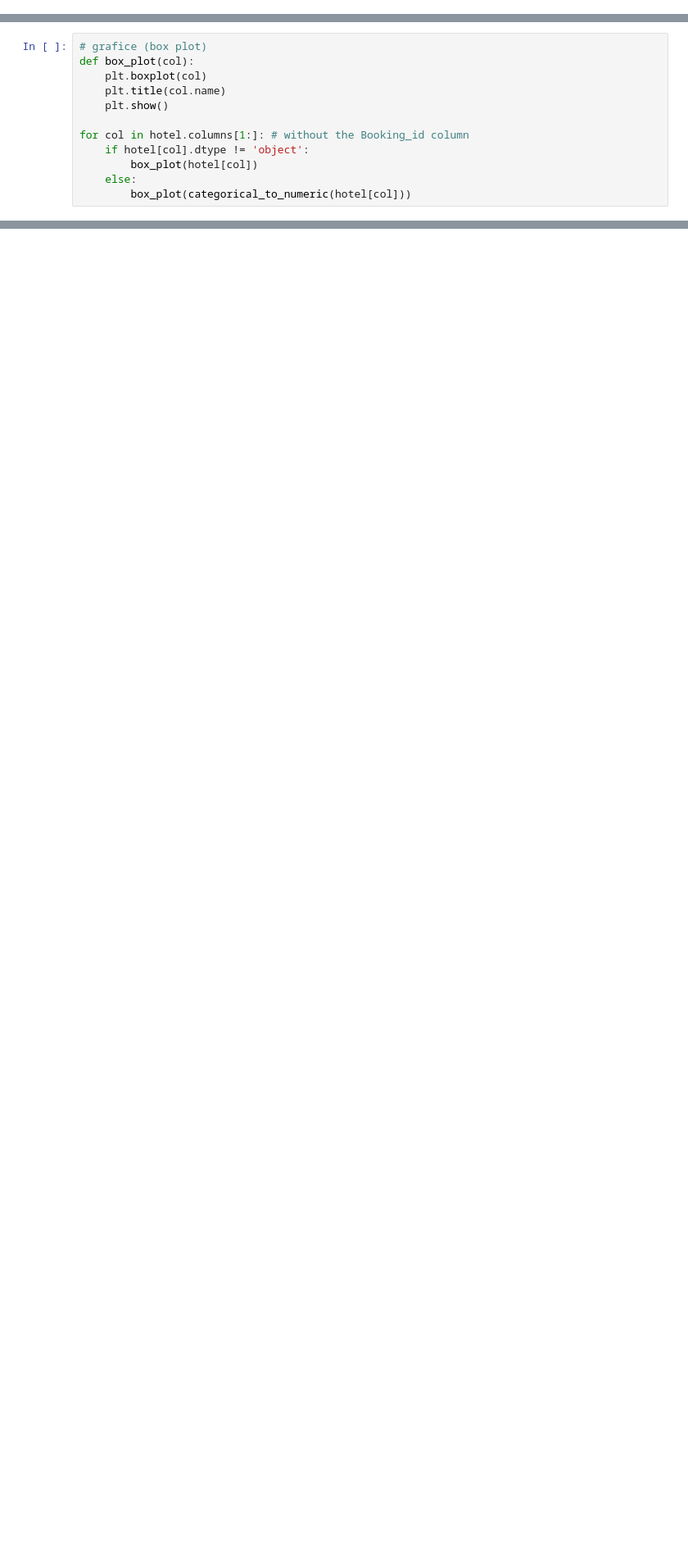
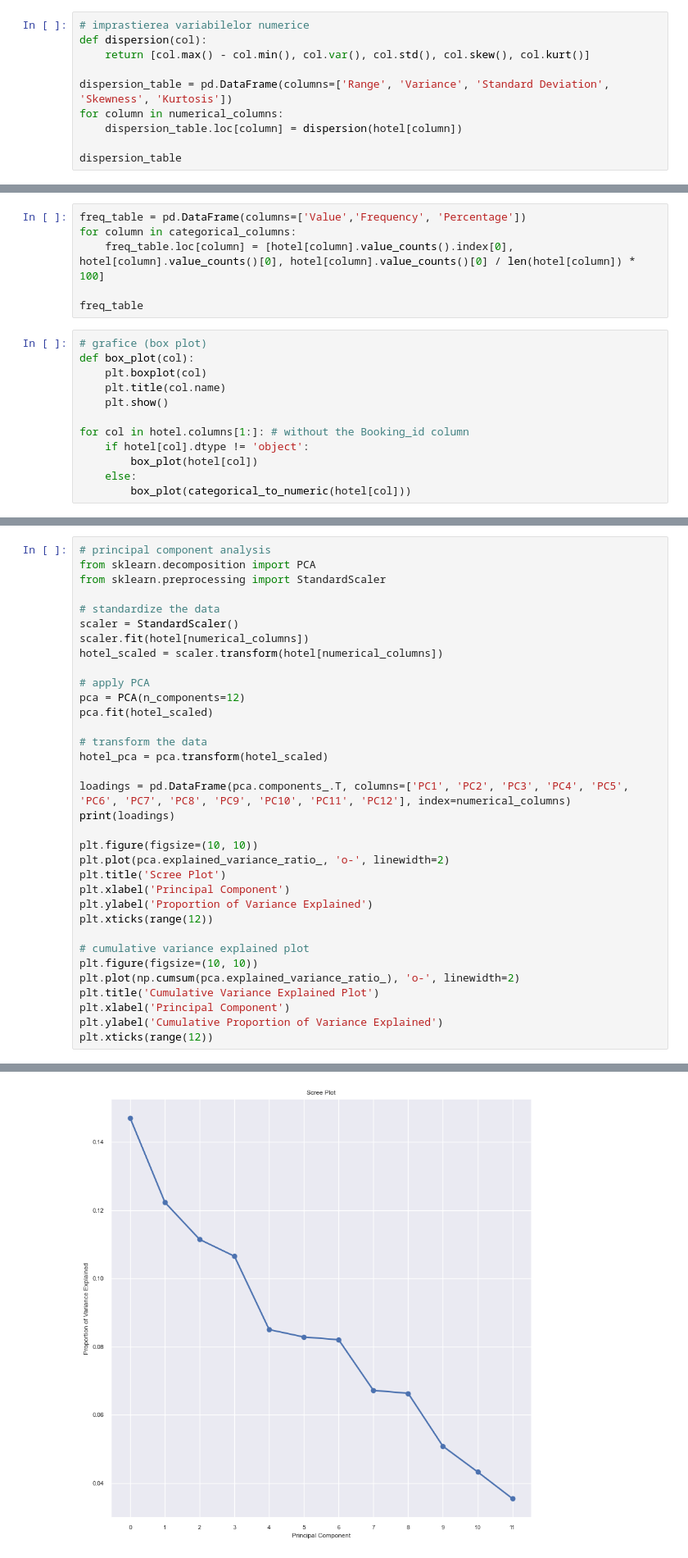
Before and after one commit to Ca3zsar/DM-Tasks, a Jupyter notebook: DM_Task1.ipynb, the cells around one changed output, grey strips where cells are left out. Shown: that part at 82% size. Saved outputs shown, nothing was run; the diff lists cells and outputs as text; blank space fills up the shorter version.

```diff
--- a/DM_Task1.ipynb
+++ b/DM_Task1.ipynb
@@ -52,0 +47,10 @@ for col in hotel.columns[1:]: # without the Booking_id column
+# %%
+# imprastierea variabilelor numerice
+def dispersion(col):
+    return [col.max() - col.min(), col.var(), col.std(), col.skew(), col.kurt()]
+
+dispersion_table = pd.DataFrame(columns=['Range', 'Variance', 'Standard Deviation', 'Skewness', 'Kurtosis'])
+for column in numerical_columns:
+    dispersion_table.loc[column] = dispersion(hotel[column])
+
+dispersion_table
@@ -53,3 +59,9 @@ for col in hotel.columns[1:]: # without the Booking_id column
+# %%
+freq_table = pd.DataFrame(columns=['Value','Frequency', 'Percentage'])
+for column in categorical_columns:
+    freq_table.loc[column] = [hotel[column].value_counts().index[0], hotel[column].value_counts()[0], hotel[column].value_counts()[0] / len(hotel[column]) * 100]
+
+freq_table
 # %%
 # grafice (box plot)
 def box_plot(col):
@@ -186,0 +254,35 @@ for i in range(1,len(hotel.columns) - 1):
+# %%
+# principal component analysis
+from sklearn.decomposition import PCA
+from sklearn.preprocessing import StandardScaler
+
+# standardize the data
+scaler = StandardScaler()
+scaler.fit(hotel[numerical_columns])
+hotel_scaled = scaler.transform(hotel[numerical_columns])
+
+# apply PCA
+pca = PCA(n_components=12)
+pca.fit(hotel_scaled)
+
+# transform the data
+hotel_pca = pca.transform(hotel_scaled)
+
+loadings = pd.DataFrame(pca.components_.T, columns=['PC1', 'PC2', 'PC3', 'PC4', 'PC5', 'PC6', 'PC7', 'PC8', 'PC9', 'PC10', 'PC11', 'PC12'], index=numerical_columns)
+print(loadings)
+
+plt.figure(figsize=(10, 10))
+plt.plot(pca.explained_variance_ratio_, 'o-', linewidth=2)
+plt.title('Scree Plot')
+plt.xlabel('Principal Component')
+plt.ylabel('Proportion of Variance Explained')
+plt.xticks(range(12))
+
+# cumulative variance explained plot
+plt.figure(figsize=(10, 10))
+plt.plot(np.cumsum(pca.explained_variance_ratio_), 'o-', linewidth=2)
+plt.title('Cumulative Variance Explained Plot')
+plt.xlabel('Principal Component')
+plt.ylabel('Cumulative Proportion of Variance Explained')
+plt.xticks(range(12))
+# %% [output]
@@ -186,0 +323 @@ for i in range(1,len(hotel.columns) - 1):
+[figure, added]
```
Also changed, not shown: parts of 43 cells of this notebook.
